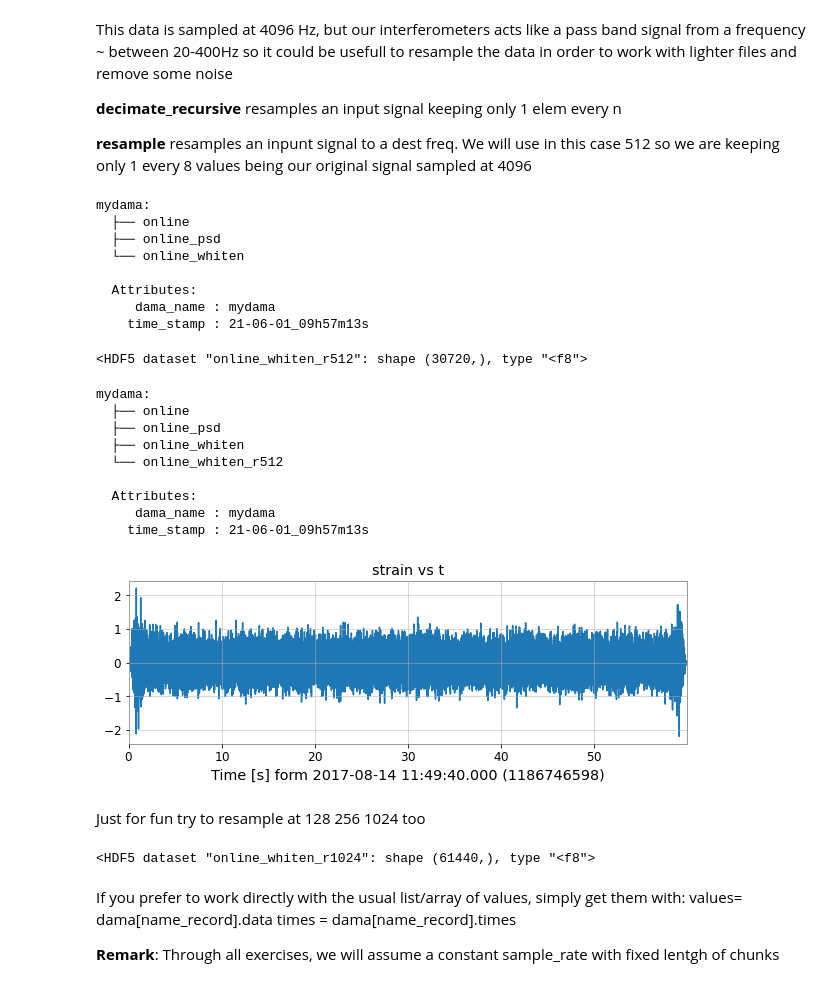
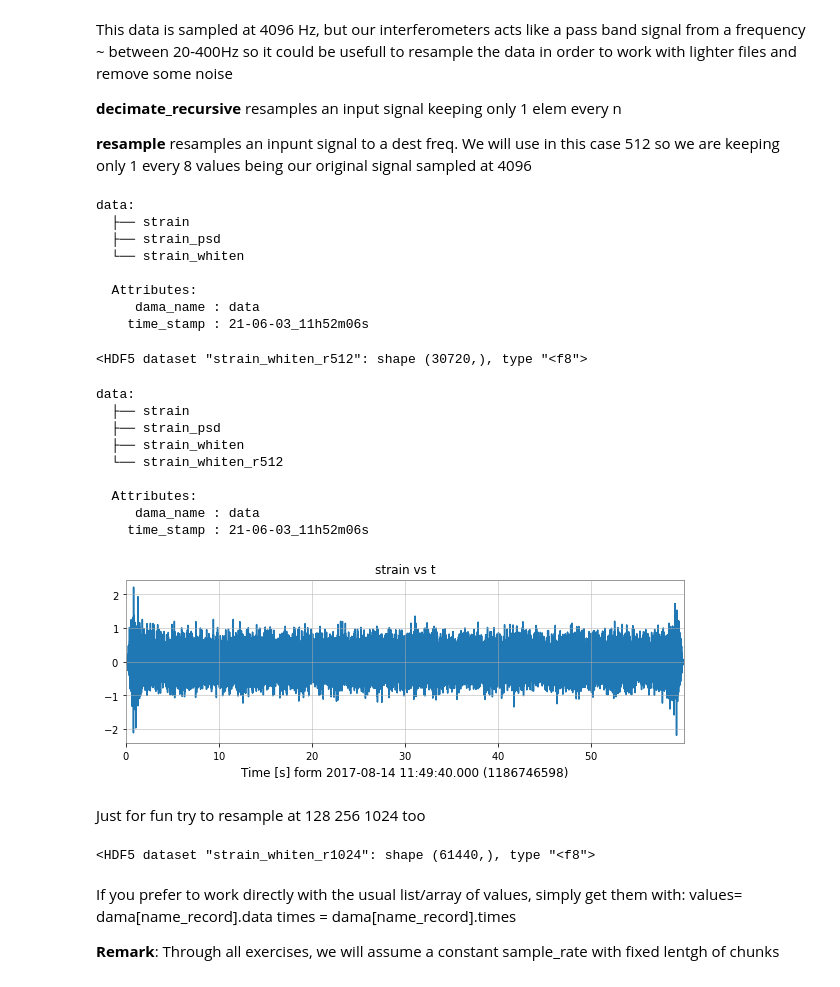
Before and after one commit to luca-rei/ml-genoa, a Jupyter notebook: virgo.ipynb, the cells around one changed output. Saved outputs shown, nothing was run; the diff lists cells and outputs as text; code cells hidden in the pictures.

```diff
--- a/virgo.ipynb
+++ b/virgo.ipynb
@@ -67,5 +73,5 @@ Let's get data between two gps 1186746568 and 1186746628 from GWOSC and call it
 # %%
 event_gps = 1186746618
-dama = GwDataManager()
-dama.read_gwdata(event_gps - 50, event_gps +10, ifo='L1',data_source="gwosc-online",dts_key='online')
+dm = GwDataManager("data")
+dm.read_gwdata(event_gps - 50, event_gps +10, ifo='L1')
 # %%
@@ -192,49 +201,49 @@ This data is sampled at 4096 Hz, but our interferometers acts like a pass band s
 
 **resample** resamples an inpunt signal to a dest freq. We will use in this case 512 so we are keeping only 1 every 8 values being our original signal sampled at 4096
 # %%
-print(dama)
+print(dm)
 # %% [output]
-mydama:
-  ├── online
-  ├── online_psd
-  └── online_whiten
+data:
+  ├── strain
+  ├── strain_psd
+  └── strain_whiten
 
   Attributes:
-     dama_name : mydama
-    time_stamp : 21-06-01_09h57m13s
+     dama_name : data
+    time_stamp : 21-06-03_11h52m06s
 # %%
-dama['online_whiten'].resample(512)
+dm['strain_whiten'].resample(512)
 # %% [output]
-<HDF5 dataset "online_whiten_r512": shape (30720,), type "<f8">
+<HDF5 dataset "strain_whiten_r512": shape (30720,), type "<f8">
 # %%
-print(dama)
+print(dm)
 # gwdama could return an error, because you are rewriting an already existing entry
 # this happens for example if you re-run twice a cell. Solution is easy, just delete the old entry
 # You can delete an entry with
 #del dama["online_whiten_r10"]
 # %% [output]
-mydama:
-  ├── online
-  ├── online_psd
-  ├── online_whiten
-  └── online_whiten_r512
+data:
+  ├── strain
+  ├── strain_psd
+  ├── strain_whiten
+  └── strain_whiten_r512
 
   Attributes:
-     dama_name : mydama
-    time_stamp : 21-06-01_09h57m13s
+     dama_name : data
+    time_stamp : 21-06-03_11h52m06s
 # %%
 # let's plot it
-dama['online_whiten_r512'].plot()
+dm['strain_whiten_r512'].plot()
 # %% [output]
-[figure, old version]
+[figure, new version]
 # %% [markdown]
 Just for fun try to resample at 128 256 1024 too
 # %%
-dama['online_whiten'].resample(128)
-dama['online_whiten'].resample(256)
-dama['online_whiten'].resample(1024)
+dm['strain_whiten'].resample(128)
+dm['strain_whiten'].resample(256)
+dm['strain_whiten'].resample(1024)
 # %% [output]
-<HDF5 dataset "online_whiten_r1024": shape (61440,), type "<f8">
+<HDF5 dataset "strain_whiten_r1024": shape (61440,), type "<f8">
 # %% [markdown]
 If you prefer to work directly with the usual list/array of values, simply get them with:
 values= dama[name_record].data
```
Also changed, not shown: parts of 34 cells of this notebook.
